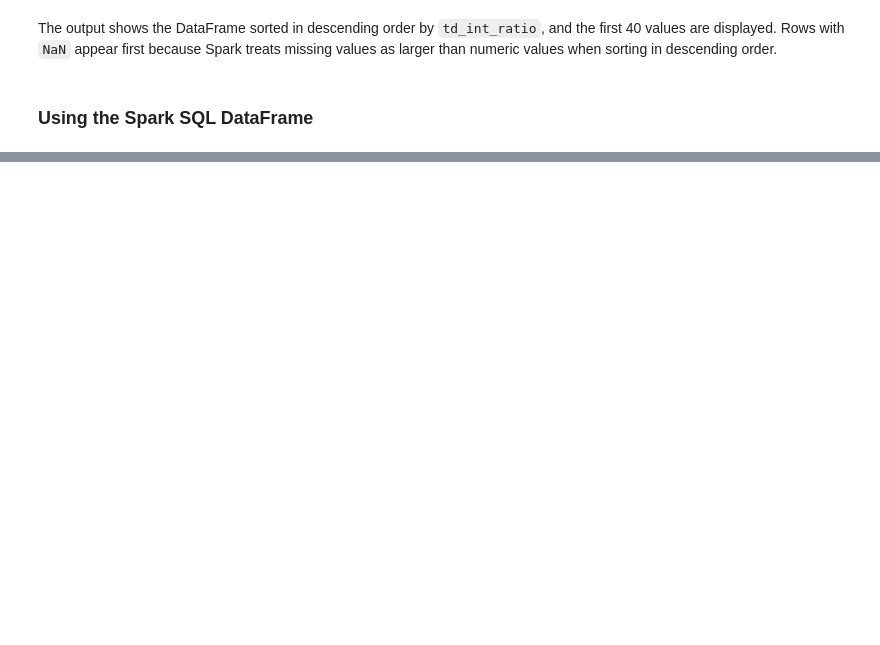
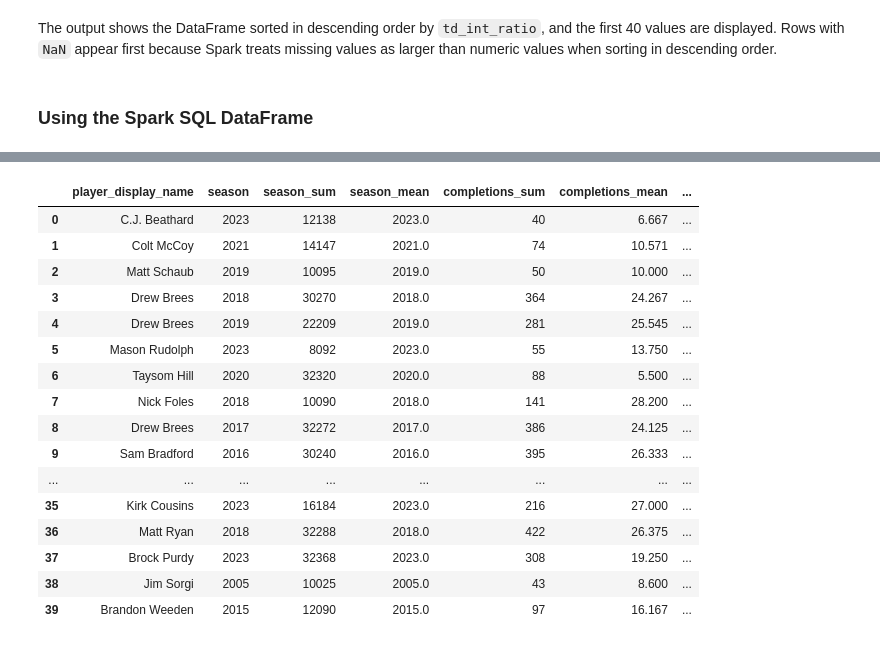
Before and after one commit to fhzhkunming/ST-554-Project-II, a Jupyter notebook: ST554_project2_Hui.ipynb, the cells around one changed output, grey strips where cells are left out. Saved outputs shown, nothing was run; the diff lists cells and outputs as text; code cells hidden in the pictures; blank space fills up the shorter version.

```diff
--- a/ST554_project2_Hui.ipynb
+++ b/ST554_project2_Hui.ipynb
@@ -1188,0 +1234,13 @@ from pyspark.sql import SparkSession
+# %%
+# subset data to include "QB", season("REG"),and season 2005-2023
+qb_sdf = nfl_sdf.filter((F.col("position") == "QB") &
+    (F.col("season_type") == "REG") &
+    (F.col("season").between(2005, 2023))
+)
+
+# select 8 columns of interest
+qb_sdf_sub = qb_sdf.select("player_display_name", "season", "week",
+    "completions", "attempts", "passing_yards", "passing_tds", "interceptions")
+
+# dispaly the first 5 rows of selected columns
+qb_sdf_sub.limit(5).toPandas()
@@ -1188,0 +1260,16 @@ from pyspark.sql import SparkSession
+# %%
+# compute the sum and mean grouped be player_display_name and season
+qb_sub_summary = qb_sdf_sub.groupBy("player_display_name", "season").agg(F.sum("season").alias("season_sum"),
+         F.mean("season").alias("season_mean"),
+         F.sum("completions").alias("completions_sum"),
+         F.mean("completions").alias("completions_mean"),
+         F.sum("attempts").alias("attempts_sum"),
+         F.mean("attempts").alias("attempts_mean"),
+         F.sum("passing_yards").alias("passing_yards_sum"),
+         F.mean("passing_yards").alias("passing_yards_mean"),
+         F.sum("passing_tds").alias("passing_tds_sum"),
+         F.mean("passing_yards").alias("passing_yards_mean"),
+         F.sum("interceptions").alias("interceptions_sum"),
+         F.mean("interceptions").alias("interceptions_mean"))
+# show the top 5 rows
+qb_sub_summary.show(5)
@@ -1188,0 +1293,4 @@ from pyspark.sql import SparkSession
+# %%
+qb_sub_new = (qb_sub_summary.withColumn("completion_percentage", F.try_divide("completions_sum", "attempts_sum"))
+                            .withColumn("td_int_ratio", F.try_divide("passing_tds_sum", "interceptions_sum")))
+qb_sub_new.limit(5).toPandas().round(3)
@@ -1188,0 +1313,27 @@ from pyspark.sql import SparkSession
+# %%
+# Subset the rows to only include player/season combinations where the sum of attempts is at least 50.
+qb_sub_new_filter = qb_sub_new.filter(F.col("attempts_sum") > 50)
+
+# sort the rows desencing by completion_percentage and report the first 40 values!
+qb_sub_new_sort = qb_sub_new_filter.orderBy(F.col("completion_percentage").desc())
+
+# show the first 40 values in pandas style
+qb_sub_new_sort.limit(40).toPandas().round(3)
+# %% [output]
+|  | player_display_name | season | season_sum | season_mean | completions_sum | completions_mean | ... |
+| 0 | C.J. Beathard | 2023 | 12138 | 2023.0 | 40 | 6.667 | ... |
+| 1 | Colt McCoy | 2021 | 14147 | 2021.0 | 74 | 10.571 | ... |
+| 2 | Matt Schaub | 2019 | 10095 | 2019.0 | 50 | 10.000 | ... |
+| 3 | Drew Brees | 2018 | 30270 | 2018.0 | 364 | 24.267 | ... |
+| 4 | Drew Brees | 2019 | 22209 | 2019.0 | 281 | 25.545 | ... |
+| 5 | Mason Rudolph | 2023 | 8092 | 2023.0 | 55 | 13.750 | ... |
+| 6 | Taysom Hill | 2020 | 32320 | 2020.0 | 88 | 5.500 | ... |
+| 7 | Nick Foles | 2018 | 10090 | 2018.0 | 141 | 28.200 | ... |
+| 8 | Drew Brees | 2017 | 32272 | 2017.0 | 386 | 24.125 | ... |
+| 9 | Sam Bradford | 2016 | 30240 | 2016.0 | 395 | 26.333 | ... |
+| ... | ... | ... | ... | ... | ... | ... | ... |
+| 35 | Kirk Cousins | 2023 | 16184 | 2023.0 | 216 | 27.000 | ... |
+| 36 | Matt Ryan | 2018 | 32288 | 2018.0 | 422 | 26.375 | ... |
+| 37 | Brock Purdy | 2023 | 32368 | 2023.0 | 308 | 19.250 | ... |
+| 38 | Jim Sorgi | 2005 | 10025 | 2005.0 | 43 | 8.600 | ... |
+| 39 | Brandon Weeden | 2015 | 12090 | 2015.0 | 97 | 16.167 | ... |
```
Also changed, not shown: parts of 33 cells of this notebook.
